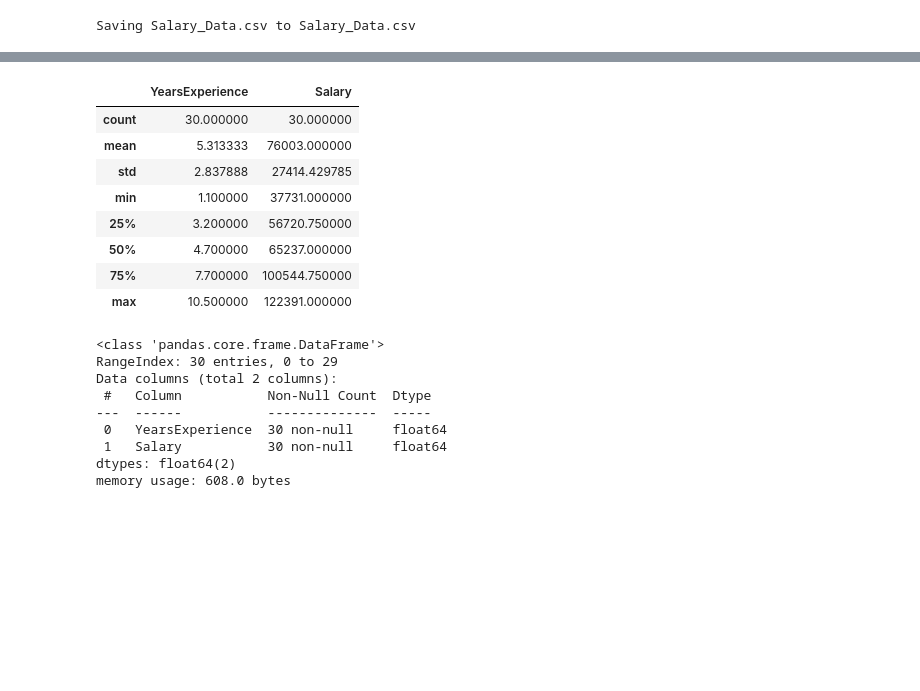
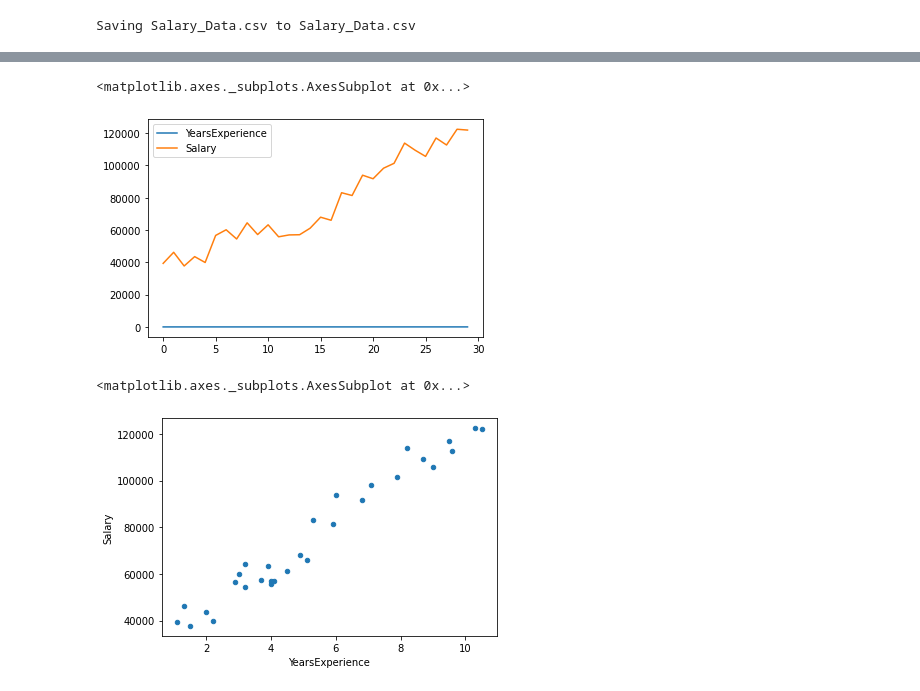
Before and after one commit to isha0803/ML_Practicals, a Jupyter notebook: P1_Data_Interpretation.ipynb, the cells around one changed output, grey strips where cells are left out. Saved outputs shown, nothing was run; the diff lists cells and outputs as text; code cells hidden in the pictures; blank space fills up the shorter version.

```diff
--- a/P1_Data_Interpretation.ipynb
+++ b/P1_Data_Interpretation.ipynb
@@ -50,0 +46,4 @@ print(df.head)
+# %%
+x=df.mean()
+df.fillna(x,inplace=True)
+df.info()
@@ -51,24 +83,11 @@ print(df.head)
 # %%
-df.describe()
+df.plot()
 # %% [output]
-|  | YearsExperience | Salary |
-| count | 30.000000 | 30.000000 |
-| mean | 5.313333 | 76003.000000 |
-| std | 2.837888 | 27414.429785 |
-| min | 1.100000 | 37731.000000 |
-| 25% | 3.200000 | 56720.750000 |
-| 50% | 4.700000 | 65237.000000 |
-| 75% | 7.700000 | 100544.750000 |
-| max | 10.500000 | 122391.000000 |
+<matplotlib.axes._subplots.AxesSubplot at 0x...>
+[figure, added]
-# %%
-df.info()
-# %% [output]
-<class 'pandas.core.frame.DataFrame'>
-RangeIndex: 30 entries, 0 to 29
-Data columns (total 2 columns):
- #   Column           Non-Null Count  Dtype
----  ------           --------------  -----
- 0   YearsExperience  30 non-null     float64
- 1   Salary           30 non-null     float64
-dtypes: float64(2)
-memory usage: 608.0 bytes
+# %%
+plt.show()
+df.plot(kind = 'scatter', x = 'YearsExperience', y = 'Salary')
+# %% [output]
+<matplotlib.axes._subplots.AxesSubplot at 0x...>
+[figure, added]
```
Also changed, not shown: parts of 8 cells of this notebook.
